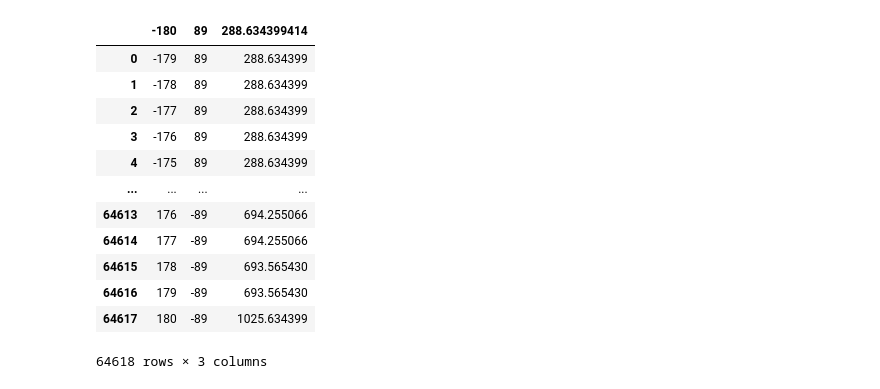
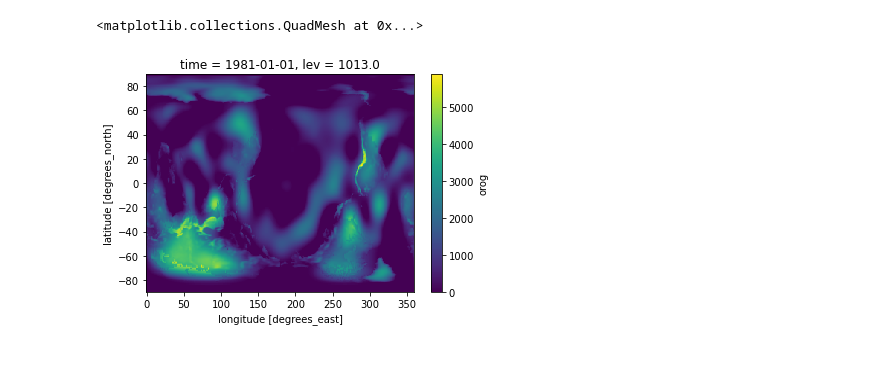
Before and after one commit to agonmer/dynamic_topography_climate, a Jupyter notebook: dynamic_topography_forcing.ipynb, the cells around one changed output. Cells and saved outputs as stored; diff of their text form; code cells hidden in the pictures; blank space fills up the shorter version.

```diff
--- a/dynamic_topography_forcing.ipynb
+++ b/dynamic_topography_forcing.ipynb
@@ -321,16 +223,8 @@ See the caveats in the documentation: https://pandas.pydata.org/pandas-docs/stab
 # %%
-df
+ds_or.orog.plot()
-# %% [output]
-|  | -180 | 89 | 288.634399414 |
-| 0 | -179 | 89 | 288.634399 |
-| 1 | -178 | 89 | 288.634399 |
-| 2 | -177 | 89 | 288.634399 |
-| 3 | -176 | 89 | 288.634399 |
-| 4 | -175 | 89 | 288.634399 |
-| ... | ... | ... | ... |
-| 64613 | 176 | -89 | 694.255066 |
-| 64614 | 177 | -89 | 694.255066 |
-| 64615 | 178 | -89 | 693.565430 |
-| 64616 | 179 | -89 | 693.565430 |
-| 64617 | 180 | -89 | 1025.634399 |
-64618 rows × 3 columns
+# %%
+prova = xr.open_dataset('aclim_era5_sfc_1981_2010_steinberger-2007.nc')
+prova.orog.plot()
+# %% [output]
+<matplotlib.collections.QuadMesh at 0x...>
+[figure, added]
```
Also changed, not shown: parts of 14 cells of this notebook.
